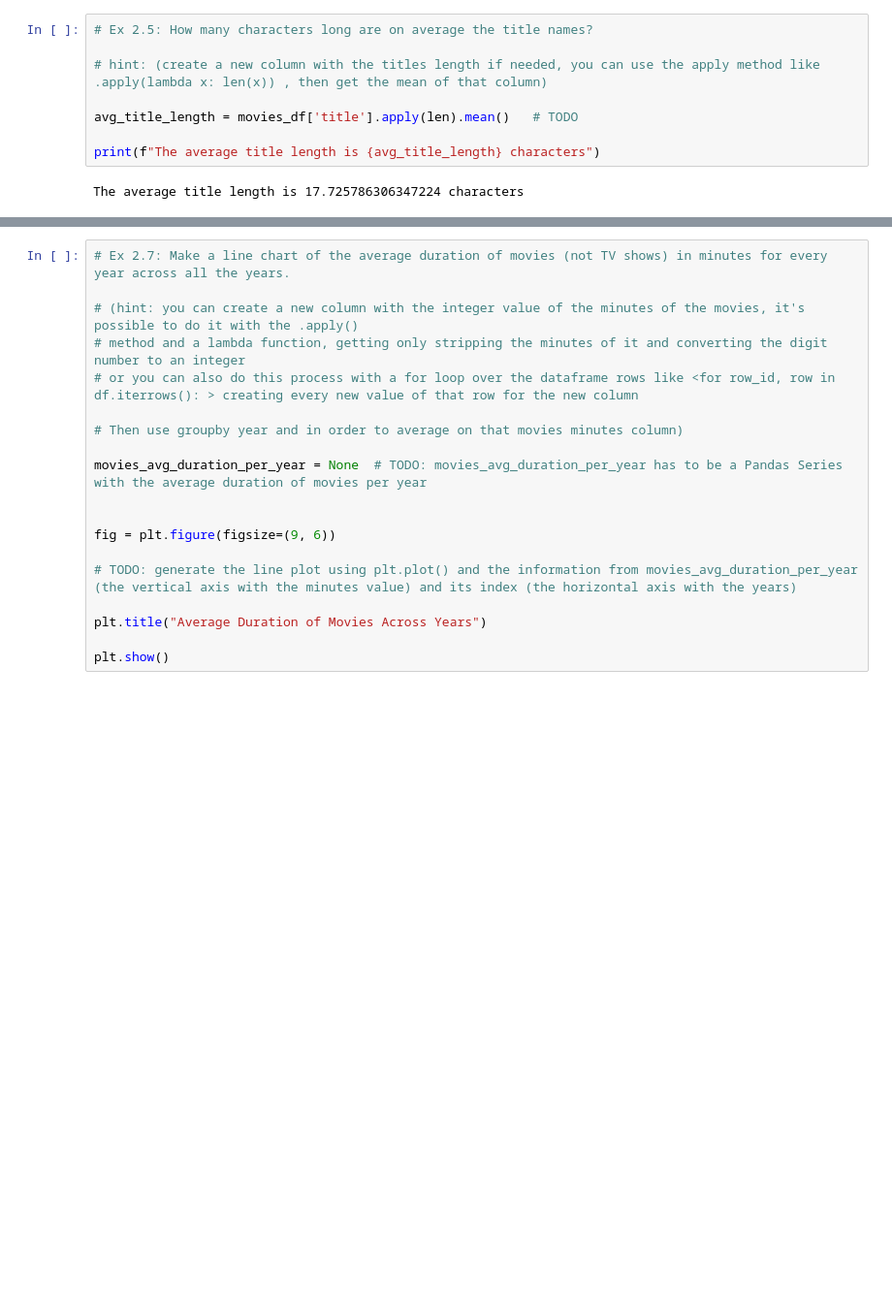
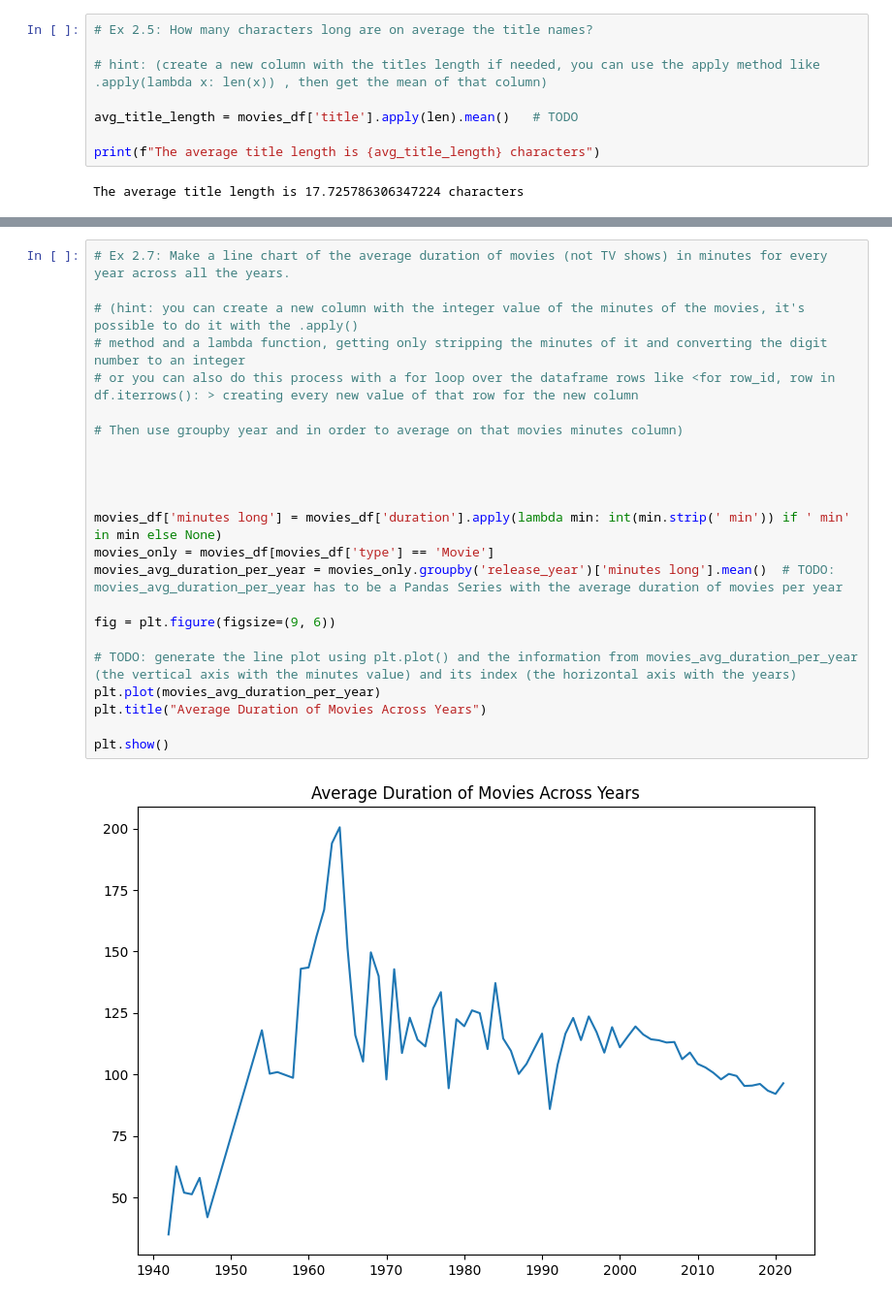
Before and after one commit to Jcmasot/eae_ipld_project, a Jupyter notebook: development/02_netflix_data_analysis.ipynb, the cells around one changed output, grey strips where cells are left out. Shown: that part at 97% size. Drawn from its saved outputs; the diff is of its cells as text; blank space fills up the shorter version.

```diff
--- a/development/02_netflix_data_analysis.ipynb
+++ b/development/02_netflix_data_analysis.ipynb
@@ -134,19 +173,25 @@ Name: release_year, Length: 8807, dtype: object
 # %%
 # Ex 2.7: Make a line chart of the average duration of movies (not TV shows) in minutes for every year across all the years.
 
 # (hint: you can create a new column with the integer value of the minutes of the movies, it's possible to do it with the .apply()
 # method and a lambda function, getting only stripping the minutes of it and converting the digit number to an integer
 # or you can also do this process with a for loop over the dataframe rows like <for row_id, row in df.iterrows(): > creating every new value of that row for the new column
 
 # Then use groupby year and in order to average on that movies minutes column)
 
-movies_avg_duration_per_year = None  # TODO: movies_avg_duration_per_year has to be a Pandas Series with the average duration of movies per year
 
+
+
+movies_df['minutes long'] = movies_df['duration'].apply(lambda min: int(min.strip(' min')) if ' min' in min else None)
+movies_only = movies_df[movies_df['type'] == 'Movie']
+movies_avg_duration_per_year = movies_only.groupby('release_year')['minutes long'].mean()  # TODO: movies_avg_duration_per_year has to be a Pandas Series with the average duration of movies per year
 
 fig = plt.figure(figsize=(9, 6))
 
 # TODO: generate the line plot using plt.plot() and the information from movies_avg_duration_per_year (the vertical axis with the minutes value) and its index (the horizontal axis with the years)
-
+plt.plot(movies_avg_duration_per_year)
 plt.title("Average Duration of Movies Across Years")
 
 plt.show()
+# %% [output]
+[figure, added]
```
Also changed, not shown: parts of 6 cells of this notebook, 3 other files.
